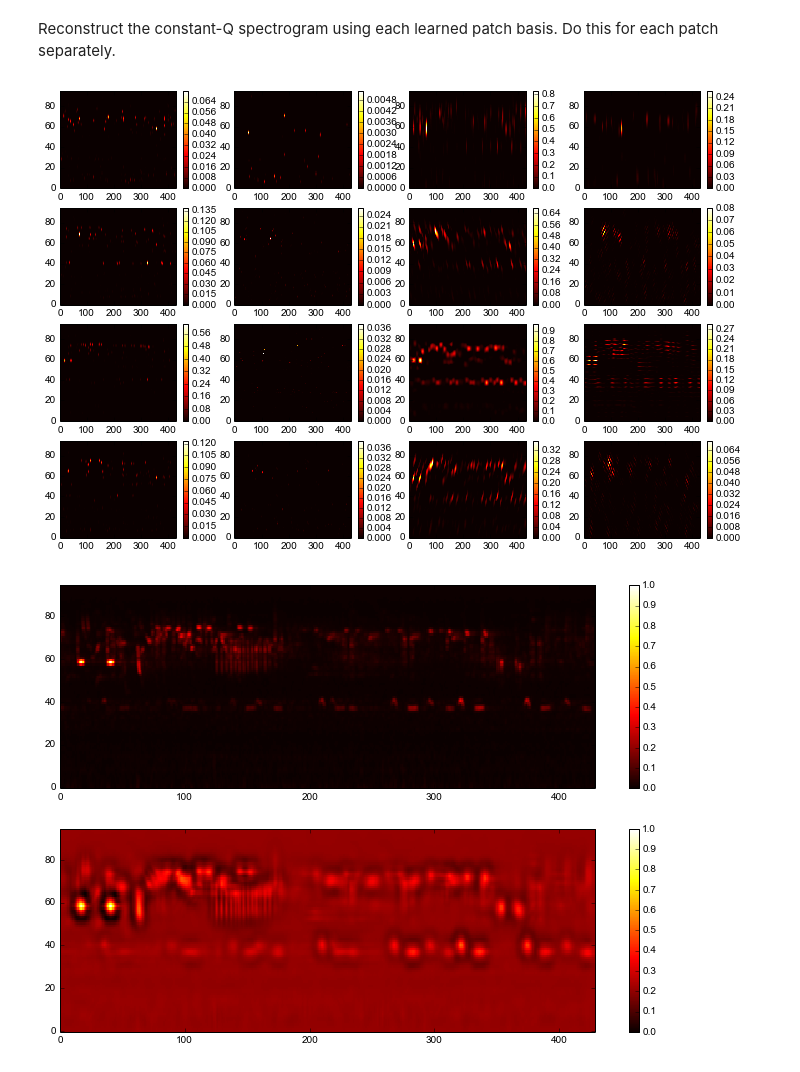
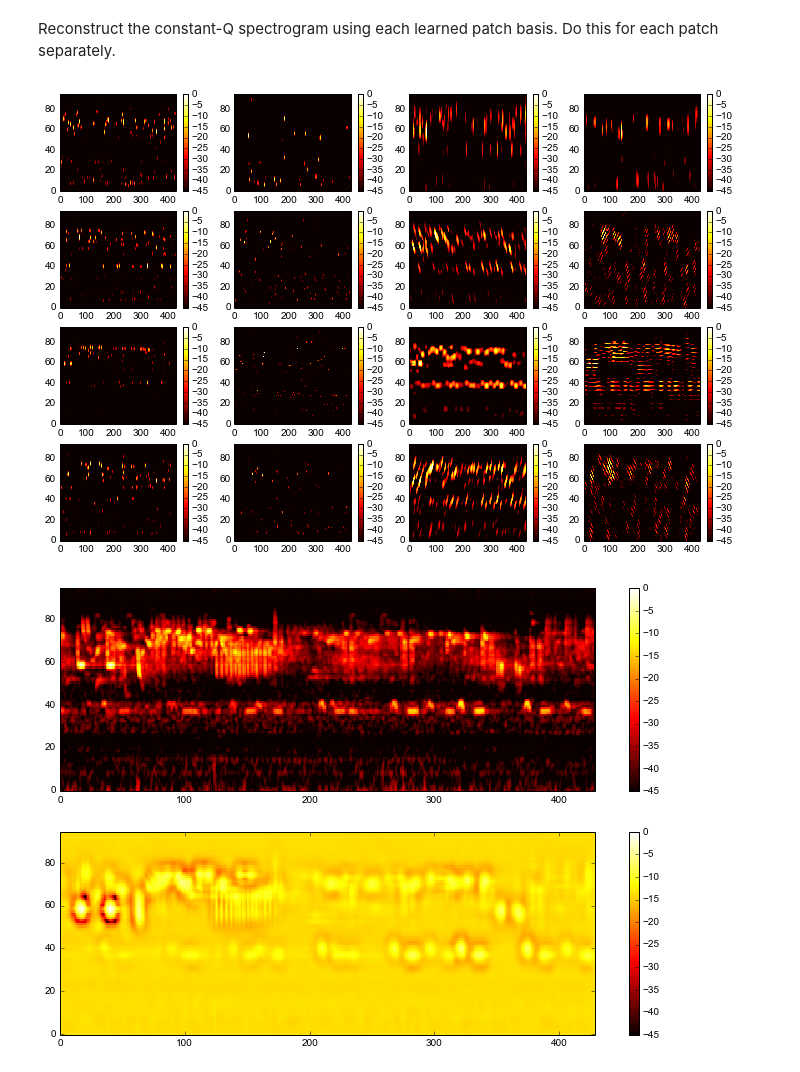
Before and after one commit to bregmanstudio/AudioSpectrumPatchApproximation, a Jupyter notebook: AudioSpectrumPatchApproximation.ipynb, the cells around one changed output. Cells and saved outputs as stored; diff of their text form; code cells hidden in the pictures.

Commit message:
log amplitude scaling, plot args

```diff
--- a/AudioSpectrumPatchApproximation.ipynb
+++ b/AudioSpectrumPatchApproximation.ipynb
@@ -67,22 +72,21 @@ feature_plot(X_hat,normalize=False, cmap=cm.hot)
 <h2>Method 2: Decomposition with a "Gabor field" dictionary</h2>
 # %%
 F = LogFrequencySpectrum('chernobyl.wav',nhop=1024, nfft=8192, wfft=4096, npo=24) # constant-Q transform
-s1 = A.SparseApproxSpectrum(n_components=16, patch_size=(11,11))
-s1.make_gabor_field(log(1+F.X), zscore=True)
-s1.plot_codes(cbar=1,cmap=cm.hot) # show the learned codes
+s2 = A.SparseApproxSpectrum(n_components=16, patch_size=(11,11))
+s2.make_gabor_field(F.X) # Generate a dictionary of Gabor patches for spectrogram
+s2.plot_codes(cbar=1,cmap=cm.hot) # show the learned codes
 # %% [output]
 (35700, 121)
 [figure]
 # %% [markdown]
 Reconstruct the constant-Q spectrogram using each learned patch basis. Do this for each patch separately.
 # %%
-s1.reconstruct_individual_spectra(plotting=1, cmap=cm.hot)
+pargs = {'normalize':True, 'dbscale':True, 'cmap':cm.hot, 'vmax':0, 'vmin':-45} # plot arguments
+s2.reconstruct_individual_spectra(plotting=1, **pargs)
 figure()
-subplot(211)
-feature_plot(F.X, normalize=True, nofig=True, cmap=cm.hot)
-subplot(212)
-feature_plot(exp(s1.X_hat)-1, normalize=True, nofig=True, cmap=cm.hot)
+subplot(211); feature_plot(F.X, nofig=True, **pargs)
+subplot(212); feature_plot(s2.X_hat, nofig=True, **pargs)
 # %% [output]
-[figure, old version]
+[figure, new version]
-[figure, old version]
+[figure, new version]
 # %%
```
Also changed, not shown: parts of 6 cells of this notebook, 1 other file.
